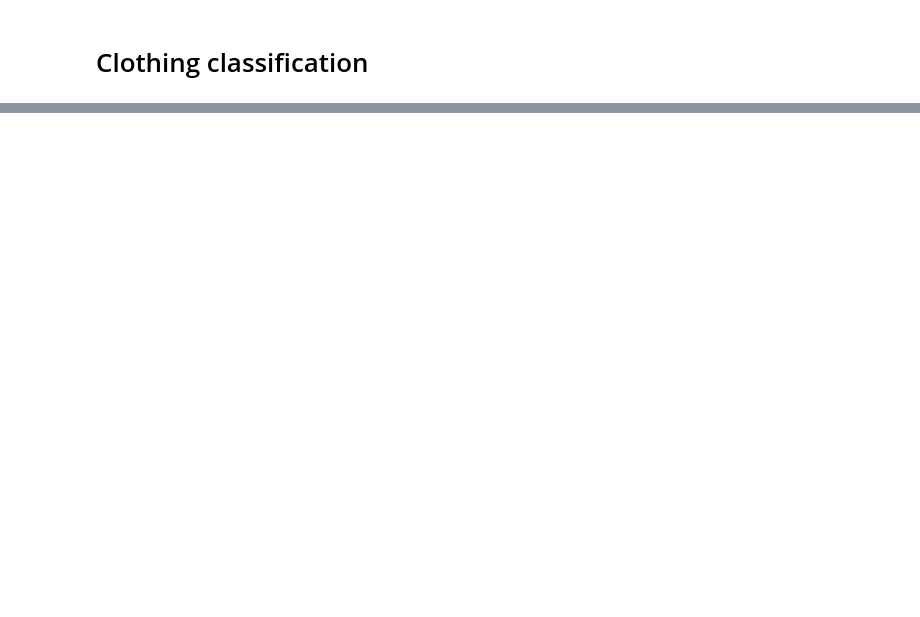
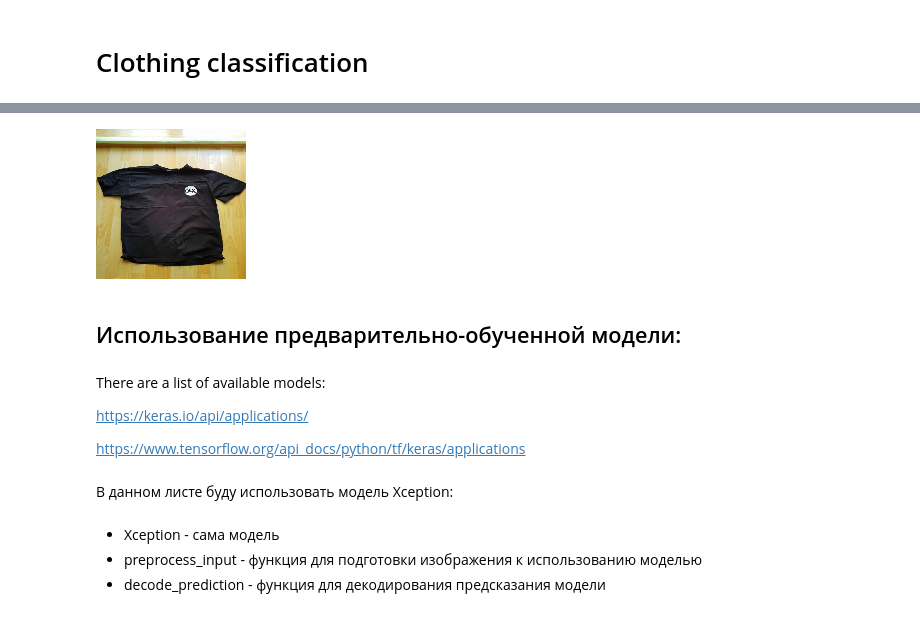
Before and after one commit to EgorSinitsyn/ML_BookCamp, a Jupyter notebook: [7] Neural_Nets/chapter-07-clothing.ipynb, the cells around one changed output, grey strips where cells are left out. Saved outputs shown, nothing was run; the diff lists cells and outputs as text; code cells hidden in the pictures; blank space fills up the shorter version.

```diff
--- a/[7] Neural_Nets/chapter-07-clothing.ipynb
+++ b/[7] Neural_Nets/chapter-07-clothing.ipynb
@@ -21,0 +39,14 @@ Resolving deltas: 100% (10/10), done.
+# %%
+load_img(fullname, target_size=(150, 150))
+# %% [output]
+[figure, added]
+# %% [markdown]
+## Использование предварительно-обученной модели:
+# %% [markdown]
+There are a list of available models:
+
+https://keras.io/api/applications/
+
+https://www.tensorflow.org/api_docs/python/tf/keras/applications
+# %% [markdown]
+В данном листе буду использовать модель Xception:
@@ -21,0 +57,4 @@ Resolving deltas: 100% (10/10), done.
+# %% [markdown]
+- Xception - сама модель
+- preprocess_input - функция для подготовки изображения к использованию моделью
+- decode_prediction - функция для декодирования предсказания модели
```
Also changed, not shown: parts of 22 cells of this notebook, 1 other file.
